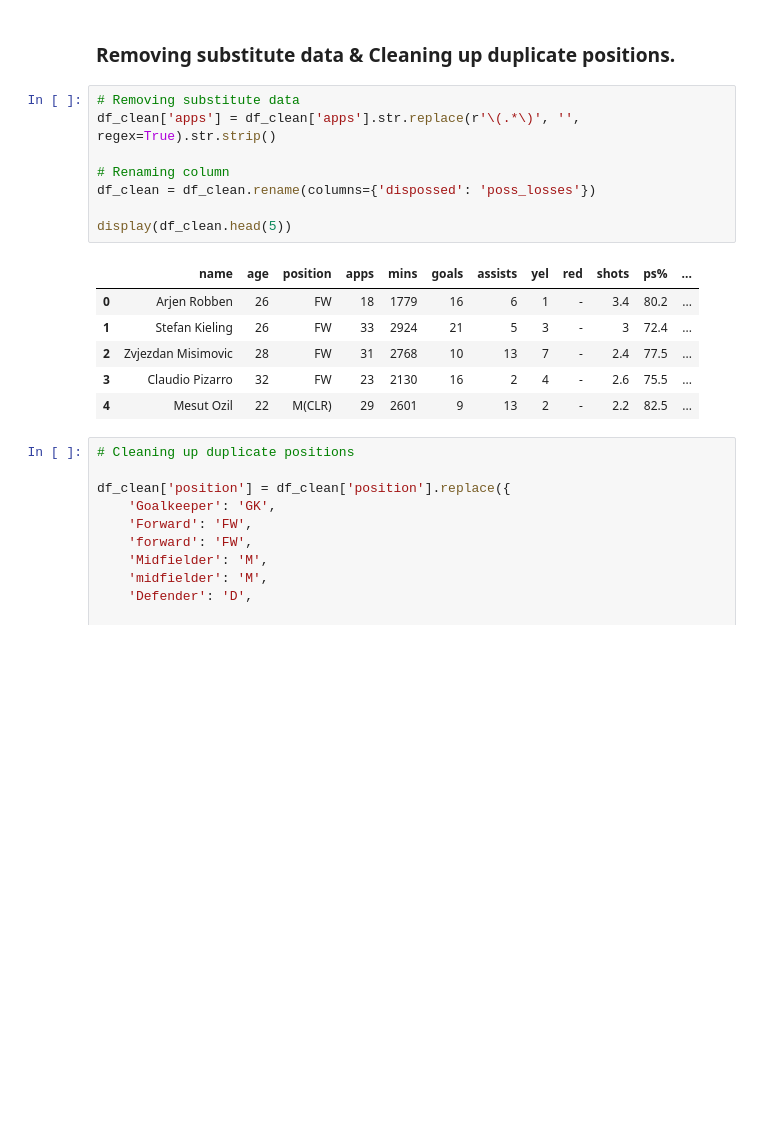
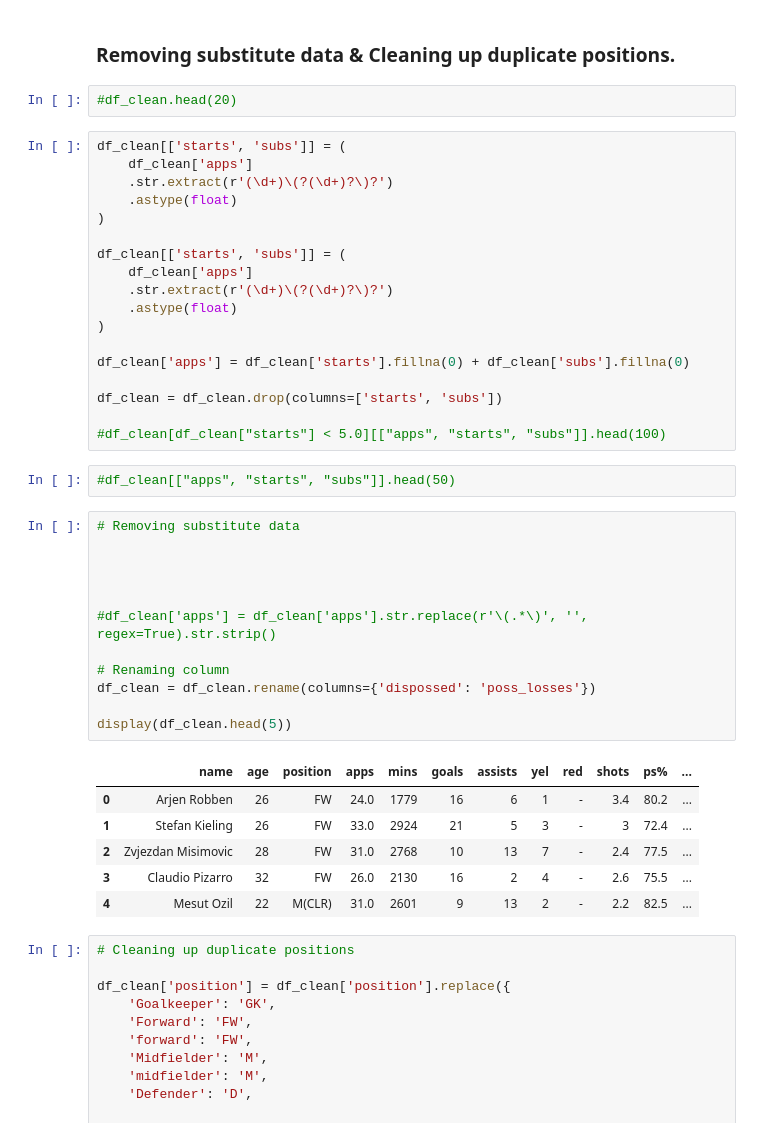
Before and after one commit to Computational-Tools-in-DS-G42/footballer-profiler-AI, a Jupyter notebook: player_profiler.ipynb, the cells around one changed output. Saved outputs shown, nothing was run; the diff lists cells and outputs as text; blank space fills up the shorter version.

```diff
--- a/player_profiler.ipynb
+++ b/player_profiler.ipynb
@@ -358,21 +358,47 @@ After min rating: 7.0
 Removed players: 16922, Total player: 4769
 # %% [markdown]
 ### Removing substitute data & Cleaning up duplicate positions.
+# %%
+#df_clean.head(20)
+# %%
+df_clean[['starts', 'subs']] = (
+    df_clean['apps']
+    .str.extract(r'(\d+)\(?(\d+)?\)?')
+    .astype(float)
+)
+
+df_clean[['starts', 'subs']] = (
+    df_clean['apps']
+    .str.extract(r'(\d+)\(?(\d+)?\)?')
+    .astype(float)
+)
+
+df_clean['apps'] = df_clean['starts'].fillna(0) + df_clean['subs'].fillna(0)
+
+df_clean = df_clean.drop(columns=['starts', 'subs'])
+
+#df_clean[df_clean["starts"] < 5.0][["apps", "starts", "subs"]].head(100)
+# %%
+#df_clean[["apps", "starts", "subs"]].head(50)
 # %%
 # Removing substitute data
-df_clean['apps'] = df_clean['apps'].str.replace(r'\(.*\)', '', regex=True).str.strip()
+
+
+
+
+#df_clean['apps'] = df_clean['apps'].str.replace(r'\(.*\)', '', regex=True).str.strip()
 
 # Renaming column
 df_clean = df_clean.rename(columns={'dispossed': 'poss_losses'})
 
 display(df_clean.head(5))
 # %% [output]
 |  | name | age | position | apps | mins | goals | assists | yel | red | shots | ps% | ... |
-| 0 | Arjen Robben | 26 | FW | 18 | 1779 | 16 | 6 | 1 | - | 3.4 | 80.2 | ... |
-| 1 | Stefan Kieling | 26 | FW | 33 | 2924 | 21 | 5 | 3 | - | 3 | 72.4 | ... |
-| 2 | Zvjezdan Misimovic | 28 | FW | 31 | 2768 | 10 | 13 | 7 | - | 2.4 | 77.5 | ... |
-| 3 | Claudio Pizarro | 32 | FW | 23 | 2130 | 16 | 2 | 4 | - | 2.6 | 75.5 | ... |
-| 4 | Mesut Ozil | 22 | M(CLR) | 29 | 2601 | 9 | 13 | 2 | - | 2.2 | 82.5 | ... |
+| 0 | Arjen Robben | 26 | FW | 24.0 | 1779 | 16 | 6 | 1 | - | 3.4 | 80.2 | ... |
+| 1 | Stefan Kieling | 26 | FW | 33.0 | 2924 | 21 | 5 | 3 | - | 3 | 72.4 | ... |
+| 2 | Zvjezdan Misimovic | 28 | FW | 31.0 | 2768 | 10 | 13 | 7 | - | 2.4 | 77.5 | ... |
+| 3 | Claudio Pizarro | 32 | FW | 26.0 | 2130 | 16 | 2 | 4 | - | 2.6 | 75.5 | ... |
+| 4 | Mesut Ozil | 22 | M(CLR) | 31.0 | 2601 | 9 | 13 | 2 | - | 2.2 | 82.5 | ... |
 # %%
 # Cleaning up duplicate positions
 
```
Also changed, not shown: parts of 27 cells of this notebook.
